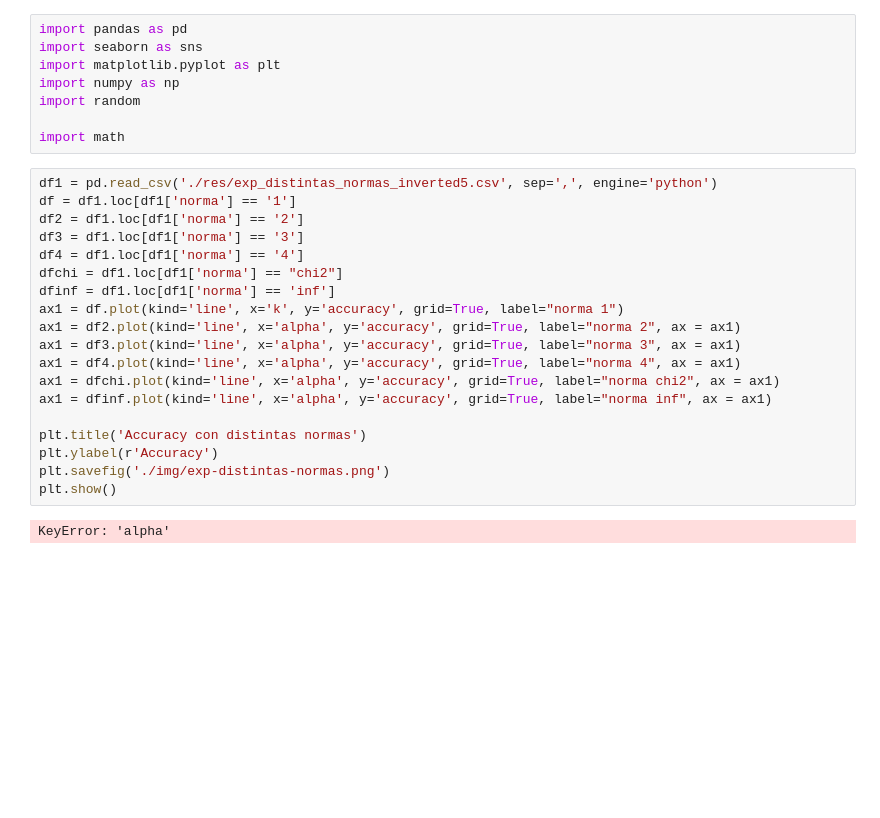
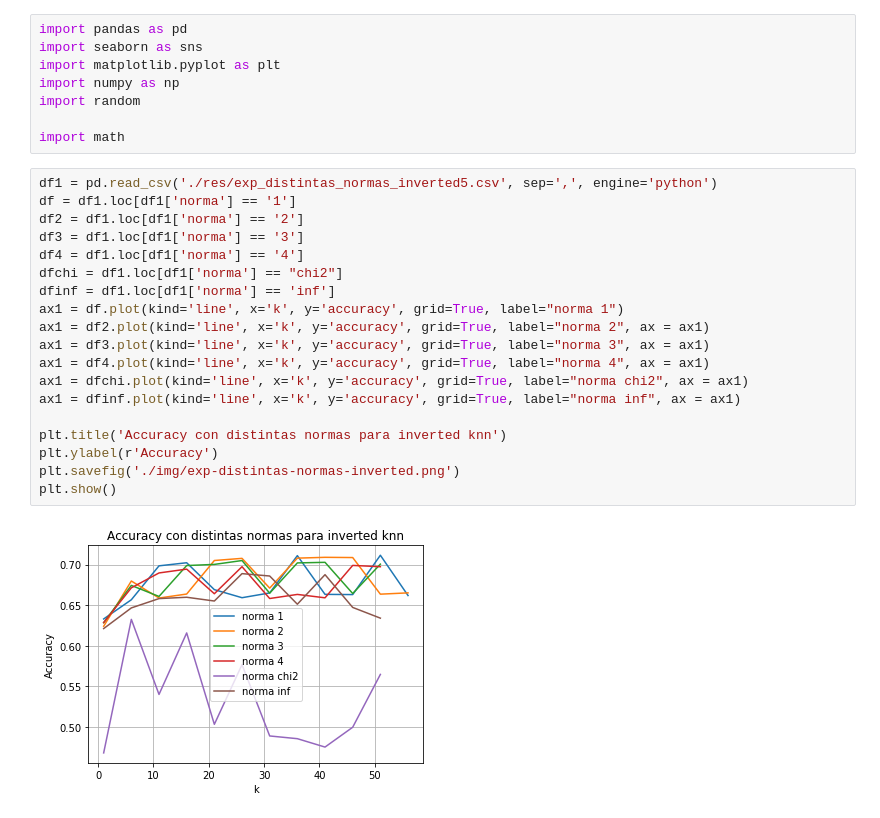
Before and after one commit to ABorgna/metnum, a Jupyter notebook: tp2/exp/exp-normas-invertedknn.py.ipynb, the cells around one changed output. Saved outputs shown, nothing was run; the diff lists cells and outputs as text; blank space fills up the shorter version.

```diff
--- a/tp2/exp/exp-normas-invertedknn.py.ipynb
+++ b/tp2/exp/exp-normas-invertedknn.py.ipynb
@@ -9,21 +9,21 @@ import math
 # %%
 df1 = pd.read_csv('./res/exp_distintas_normas_inverted5.csv', sep=',', engine='python')
 df = df1.loc[df1['norma'] == '1']
 df2 = df1.loc[df1['norma'] == '2']
 df3 = df1.loc[df1['norma'] == '3']
 df4 = df1.loc[df1['norma'] == '4']
 dfchi = df1.loc[df1['norma'] == "chi2"]
 dfinf = df1.loc[df1['norma'] == 'inf']
 ax1 = df.plot(kind='line', x='k', y='accuracy', grid=True, label="norma 1")
-ax1 = df2.plot(kind='line', x='alpha', y='accuracy', grid=True, label="norma 2", ax = ax1)
-ax1 = df3.plot(kind='line', x='alpha', y='accuracy', grid=True, label="norma 3", ax = ax1)
-ax1 = df4.plot(kind='line', x='alpha', y='accuracy', grid=True, label="norma 4", ax = ax1)
-ax1 = dfchi.plot(kind='line', x='alpha', y='accuracy', grid=True, label="norma chi2", ax = ax1)
-ax1 = dfinf.plot(kind='line', x='alpha', y='accuracy', grid=True, label="norma inf", ax = ax1)
+ax1 = df2.plot(kind='line', x='k', y='accuracy', grid=True, label="norma 2", ax = ax1)
+ax1 = df3.plot(kind='line', x='k', y='accuracy', grid=True, label="norma 3", ax = ax1)
+ax1 = df4.plot(kind='line', x='k', y='accuracy', grid=True, label="norma 4", ax = ax1)
+ax1 = dfchi.plot(kind='line', x='k', y='accuracy', grid=True, label="norma chi2", ax = ax1)
+ax1 = dfinf.plot(kind='line', x='k', y='accuracy', grid=True, label="norma inf", ax = ax1)
 
-plt.title('Accuracy con distintas normas')
+plt.title('Accuracy con distintas normas para inverted knn')
 plt.ylabel(r'Accuracy')
-plt.savefig('./img/exp-distintas-normas.png')
+plt.savefig('./img/exp-distintas-normas-inverted.png')
 plt.show()
 # %% [output]
-KeyError: 'alpha'
+[figure, added]
```
Also changed, not shown: 5 other files.
